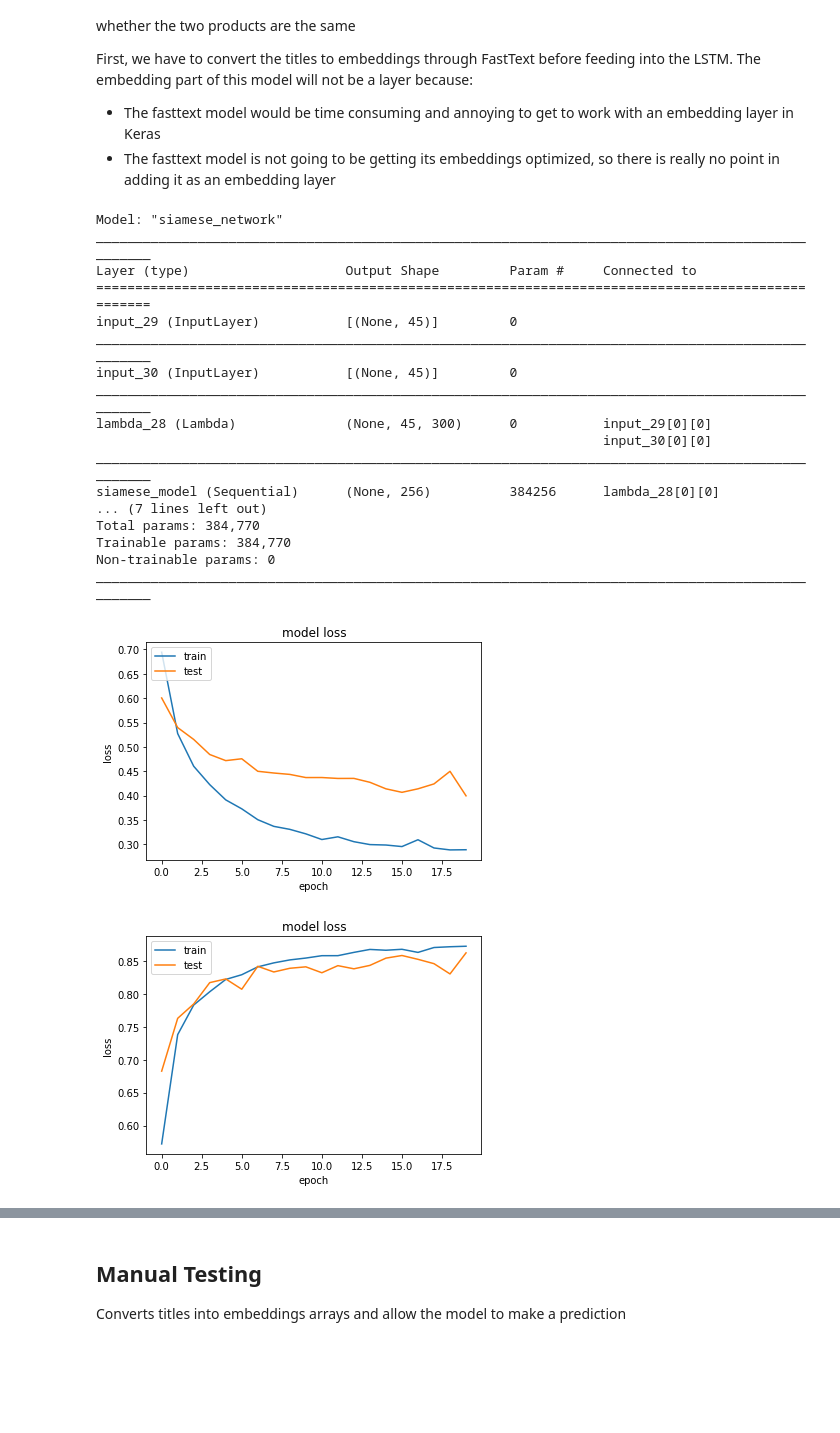
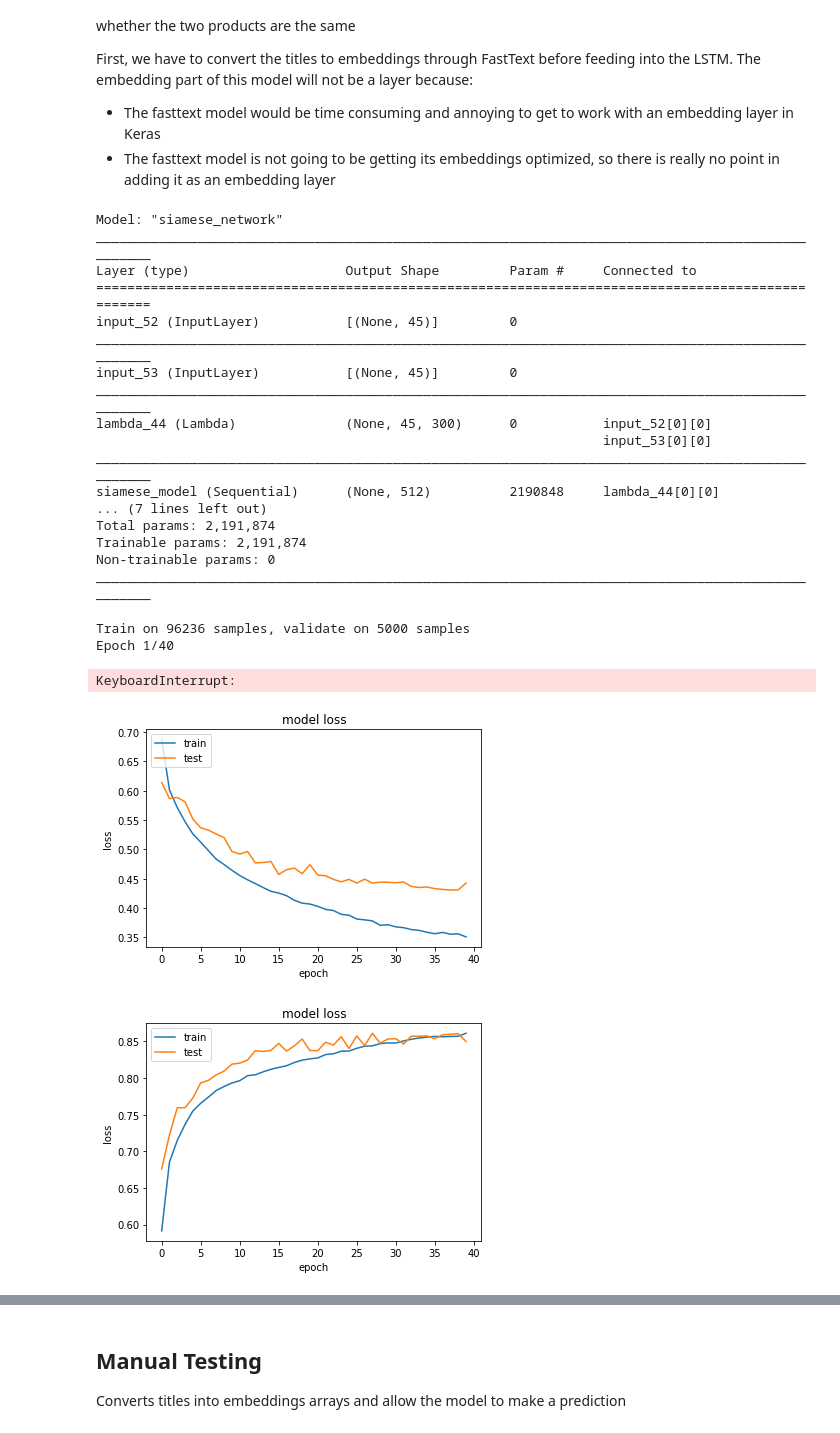
Before and after one commit to Mascerade/supervised-product-matching, a Jupyter notebook: TestingGrounds.ipynb, the cells around one changed output, grey strips where cells are left out. Drawn from its saved outputs; the diff is of its cells as text; code cells hidden in the pictures; blank space fills up the shorter version.

Commit message:
finished training another model. slowed down massively at the end. 86 percent val accuracy

```diff
--- a/TestingGrounds.ipynb
+++ b/TestingGrounds.ipynb
@@ -1141,16 +1157,17 @@ def siamese_network(input_shape):
 
     # The LSTM units
     model = tf.keras.Sequential(name='siamese_model')
-    model.add(Bidirectional(LSTM(units=64,
+    model.add(Dropout(0.1))
+    model.add(Bidirectional(LSTM(units=256,
                                  name='lstm_1',
-                                 activity_regularizer=l2(0.001),
-                                 recurrent_regularizer=l2(0.0009),
-                                 kernel_regularizer=l2(0.0009))))
-    model.add(Dropout(rate=0.35))
+                                 activity_regularizer=l2(0.007),
+                                 recurrent_regularizer=l2(0.0002),
+                                 kernel_regularizer=l2(0.0002))))
+    model.add(Dropout(rate=0.5))
     # The dense layers
-    model.add(Dense(units=512, activation='elu', name='dense_1'))
+    model.add(Dense(units=1024, activation='elu', name='dense_1'))
     model.add(Dropout(rate=0.5))
-    model.add(Dense(units=256, activation='elu', name='dense_2'))
+    model.add(Dense(units=512, activation='elu', name='dense_2'))
     model.add(Dropout(rate=0.5))
 
     # Forward propagate through the model to generate the encodings
@@ -1193,33 +1210,37 @@ def save_model(model, name):
     """
     model.save('models/' + name + '.h5')
 # %%
-model = siamese_network(MAX_LEN)
+model = siamese_network(MAX_LEN,)
 model.summary()
 # %% [output]
 Model: "siamese_network"
 __________________________________________________________________________________________________
 Layer (type)                    Output Shape         Param #     Connected to
 ==================================================================================================
-input_29 (InputLayer)           [(None, 45)]         0
+input_52 (InputLayer)           [(None, 45)]         0
 __________________________________________________________________________________________________
-input_30 (InputLayer)           [(None, 45)]         0
+input_53 (InputLayer)           [(None, 45)]         0
 __________________________________________________________________________________________________
-lambda_28 (Lambda)              (None, 45, 300)      0           input_29[0][0]
-                                                                 input_30[0][0]
+lambda_44 (Lambda)              (None, 45, 300)      0           input_52[0][0]
+                                                                 input_53[0][0]
 __________________________________________________________________________________________________
-siamese_model (Sequential)      (None, 256)          384256      lambda_28[0][0]
+siamese_model (Sequential)      (None, 512)          2190848     lambda_44[0][0]
 ... (7 lines left out)
-Total params: 384,770
-Trainable params: 384,770
+Total params: 2,191,874
+Trainable params: 2,191,874
 Non-trainable params: 0
 __________________________________________________________________________________________________
 # %%
 # Compile the model
-sgd = tf.keras.optimizers.SGD(learning_rate=0.01)
-model.compile(loss='categorical_crossentropy', optimizer='adam', metrics=['accuracy'])
+rmsprop = tf.keras.optimizers.RMSprop(learning_rate=0.01)
+model.compile(loss='categorical_crossentropy', optimizer=rmsprop, metrics=['accuracy'])
 # %%
 # Train the model
-history = model.fit(x=[X_train1, X_train2], y=Y_train, batch_size=128, epochs=20, validation_data=([X_val[0], X_val[1]], Y_val))
+history = model.fit(x=[X_train1, X_train2], y=Y_train, batch_size=128, epochs=40, validation_data=([X_val[0], X_val[1]], Y_val))
+# %% [output]
+Train on 96236 samples, validate on 5000 samples
+Epoch 1/40
+KeyboardInterrupt:
 # %%
 plt.plot(history.history['loss'])
 plt.plot(history.history['val_loss'])
@@ -1229,17 +1250,17 @@ plt.xlabel('epoch')
 plt.legend(['train', 'test'], loc='upper left')
 plt.show()
 # %% [output]
-[figure, old version]
+[figure, new version]
 # %%
 plt.plot(history.history['accuracy'])
 plt.plot(history.history['val_accuracy'])
 plt.title('model loss')
 plt.ylabel('loss')
 plt.xlabel('epoch')
-plt.legend(['train', 'test'], loc='upper left')
+plt.legend(['train', 'val'], loc='upper left')
 plt.show()
 # %% [output]
-[figure, old version]
+[figure, new version]
 # %%
 # Test the model
 results = model.evaluate([X_test1, X_test2], Y_test, batch_size=16)
```
Also changed, not shown: parts of 13 cells of this notebook.
